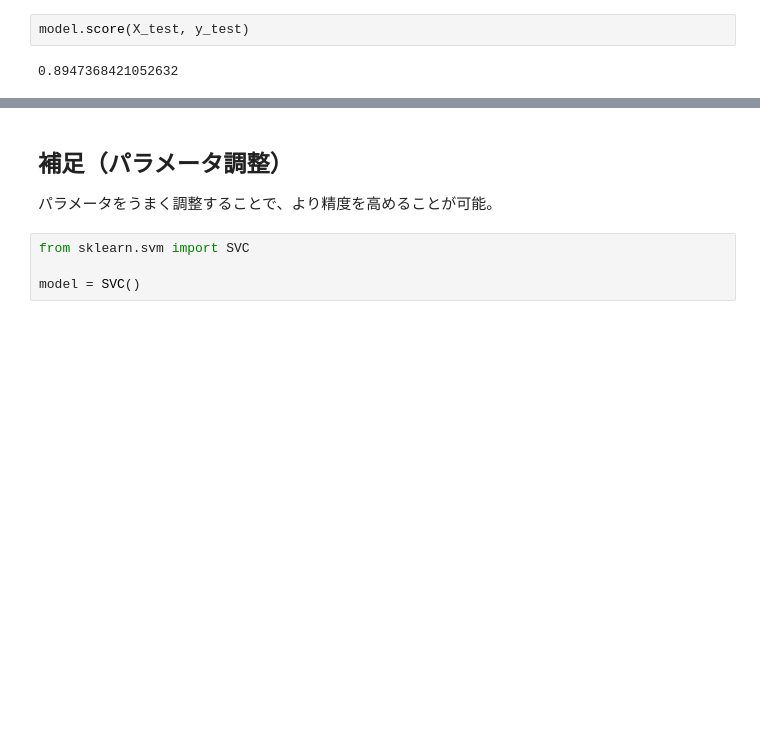
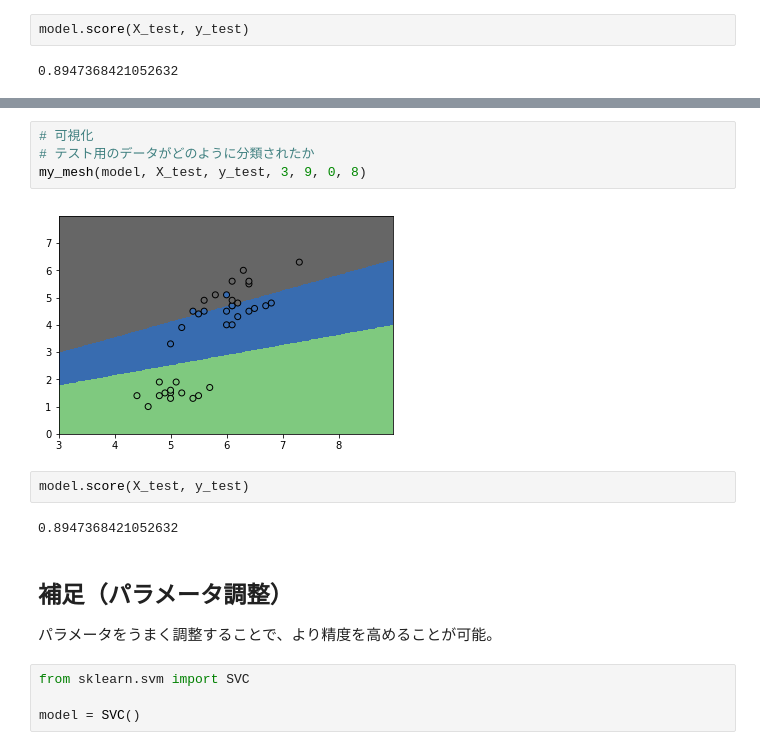
Before and after one commit to qu1sta/sklearn_samples, a Jupyter notebook: classification.ipynb, the cells around one changed output, grey strips where cells are left out. Drawn from its saved outputs; the diff is of its cells as text; blank space fills up the shorter version.

```diff
--- a/classification.ipynb
+++ b/classification.ipynb
@@ -319,3 +344,13 @@ model.score(X_test, y_test)
+# %%
+# 可視化
+# テスト用のデータがどのように分類されたか
+my_mesh(model, X_test, y_test, 3, 9, 0, 8)
+# %% [output]
+[figure, added]
+# %%
+model.score(X_test, y_test)
+# %% [output]
+0.8947368421052632
 # %% [markdown]
 ## 補足（パラメータ調整）
 パラメータをうまく調整することで、より精度を高めることが可能。
```
Also changed, not shown: parts of 4 cells of this notebook, 1 other file.
